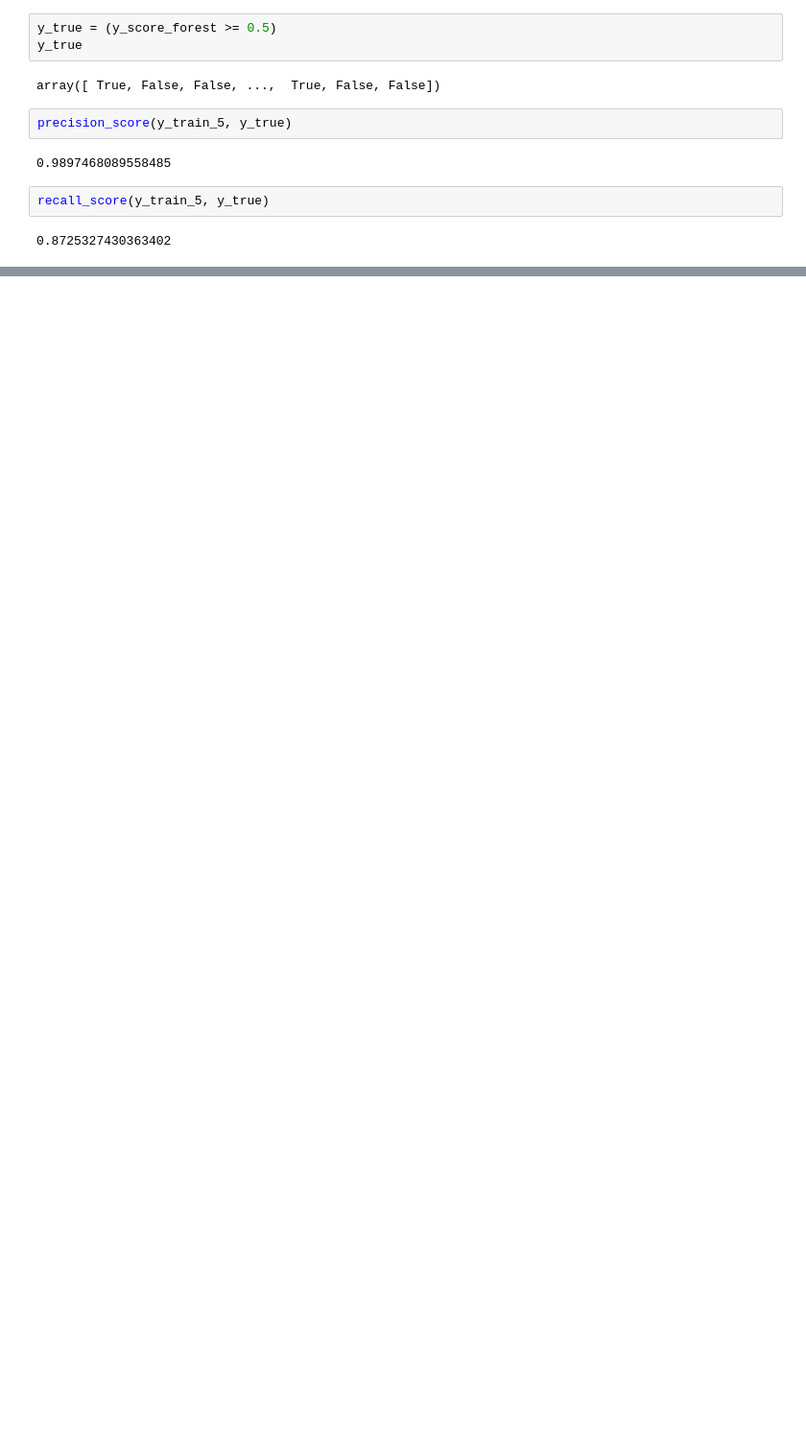
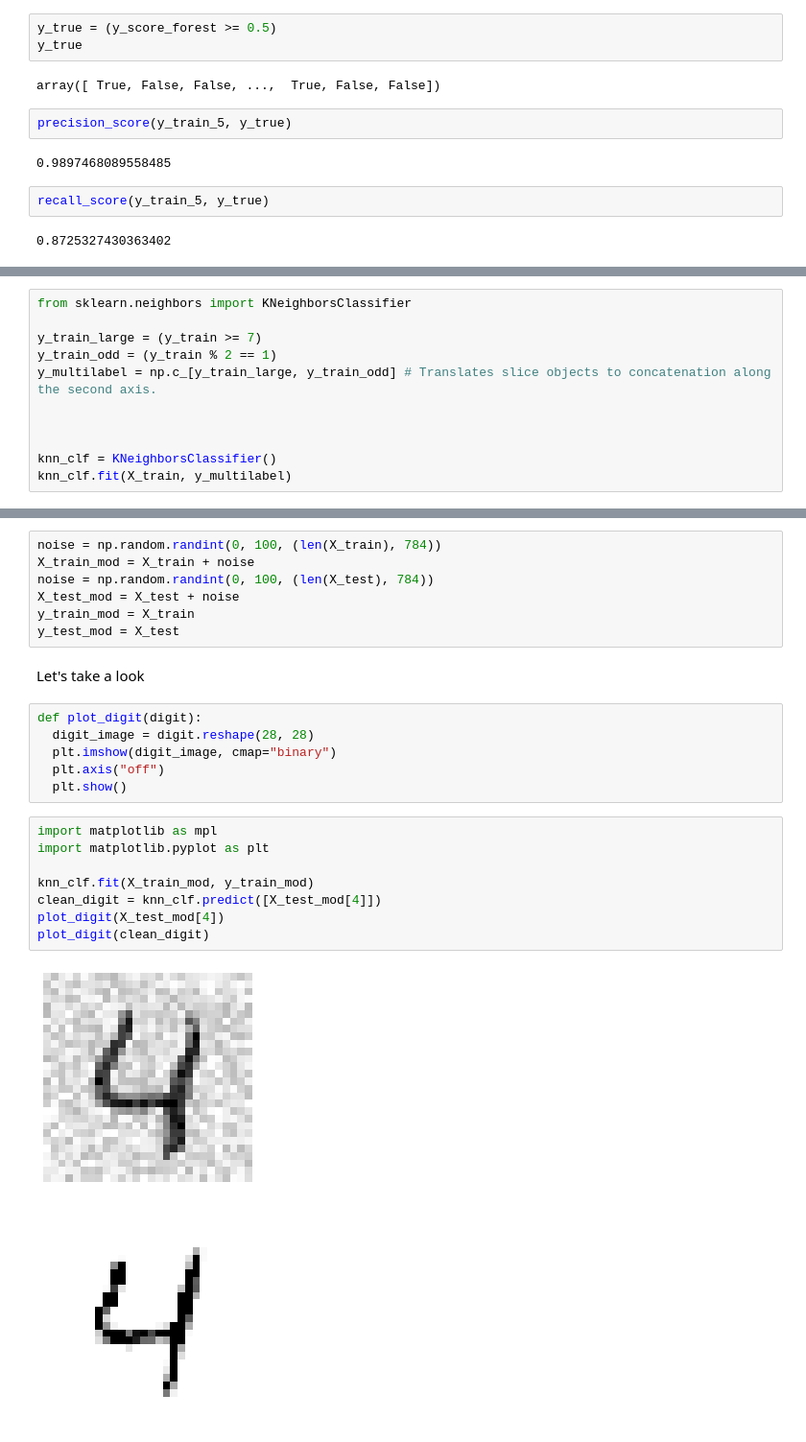
Before and after one commit to naraB/hands-on-ml-notes, a Jupyter notebook: classification.ipynb, the cells around one changed output, grey strips where cells are left out. Shown at 96% size. Cells and saved outputs as stored; diff of their text form; blank space fills up the shorter version.

```diff
--- a/classification.ipynb
+++ b/classification.ipynb
@@ -380,0 +530,11 @@ recall_score(y_train_5, y_true)
+# %%
+from sklearn.neighbors import KNeighborsClassifier
+
+y_train_large = (y_train >= 7)
+y_train_odd = (y_train % 2 == 1)
+y_multilabel = np.c_[y_train_large, y_train_odd] # Translates slice objects to concatenation along the second axis.
+
+
+
+knn_clf = KNeighborsClassifier()
+knn_clf.fit(X_train, y_multilabel)
@@ -380,0 +571,26 @@ recall_score(y_train_5, y_true)
+# %%
+noise = np.random.randint(0, 100, (len(X_train), 784))
+X_train_mod = X_train + noise
+noise = np.random.randint(0, 100, (len(X_test), 784))
+X_test_mod = X_test + noise
+y_train_mod = X_train
+y_test_mod = X_test
+# %% [markdown]
+Let's take a look
+# %%
+def plot_digit(digit):
+  digit_image = digit.reshape(28, 28)
+  plt.imshow(digit_image, cmap="binary")
+  plt.axis("off")
+  plt.show()
+# %%
+import matplotlib as mpl
+import matplotlib.pyplot as plt
+
+knn_clf.fit(X_train_mod, y_train_mod)
+clean_digit = knn_clf.predict([X_test_mod[4]])
+plot_digit(X_test_mod[4])
+plot_digit(clean_digit)
+# %% [output]
+[figure, added]
+[figure, added]
```
Also changed, not shown: parts of 44 cells of this notebook.
